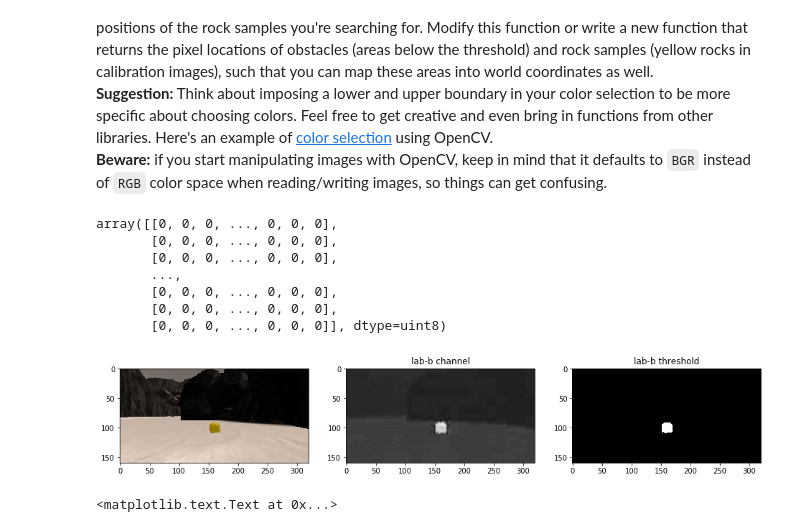
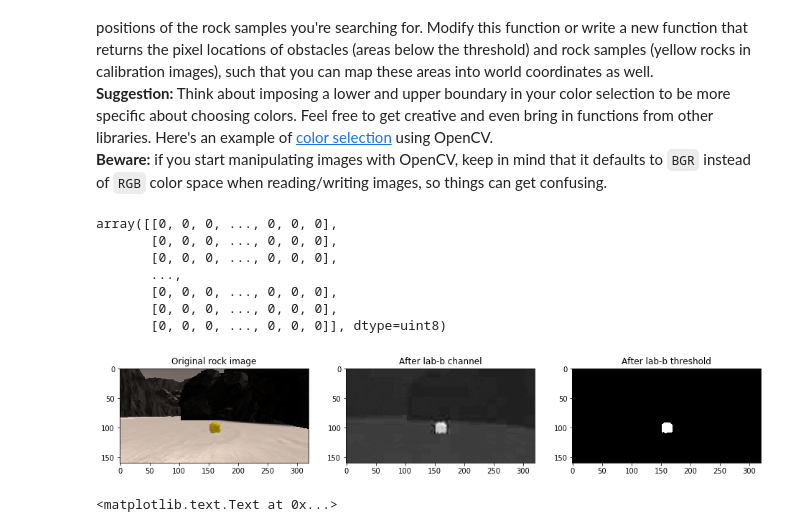
Before and after one commit to Tonks89/RoboND-Rover-Project, a Jupyter notebook: code/Rover_Project_Test_Notebook.ipynb, the cells around one changed output. Cells and saved outputs as stored; diff of their text form; code cells hidden in the pictures.

```diff
--- a/code/Rover_Project_Test_Notebook.ipynb
+++ b/code/Rover_Project_Test_Notebook.ipynb
@@ -113,43 +118,44 @@ Define the color thresholding function from the lesson and apply it to the warpe
 **Suggestion:** Think about imposing a lower and upper boundary in your color selection to be more specific about choosing colors.  Feel free to get creative and even bring in functions from other libraries.  Here's an example of [color selection](http://opencv-python-tutroals.readthedocs.io/en/latest/py_tutorials/py_imgproc/py_colorspaces/py_colorspaces.html) using OpenCV.
 **Beware:** if you start manipulating images with OpenCV, keep in mind that it defaults to `BGR` instead of `RGB` color space when reading/writing images, so things can get confusing.
 # %%
-# Test threshold rock sample detecion
+# Test function for rock sample detection
+
 def color_treshold_lab(image, b_thresh):
 
     # convert from RGB to LAB
     lab = cv2.cvtColor(image, cv2.COLOR_RGB2Lab)
     # take b_channel (yellow)
     b_channel = lab[:,:,2]
-
 
     # create binary image same size as original image
     b_binary = np.zeros_like(b_channel)
     # set pixels containing yellow to 1
     b_binary[(b_channel >= b_thresh[0]) & (b_channel <=  b_thresh[1])] = 1
 
 
     fig = plt.figure(figsize=(16,3))
     plt.subplot(131)
     plt.imshow(rock_img)
+    plt.title('Original rock image')
     plt.subplot(132)
     plt.imshow(b_channel,cmap='gray')
-    plt.title('lab-b channel')
+    plt.title('After lab-b channel')
     plt.subplot(133)
     plt.imshow(b_binary,cmap='gray')
-    plt.title('lab-b threshold')
+    plt.title('After lab-b threshold')
 
 
 
     return b_binary
 
 color_treshold_lab(rock_img, b_thresh=(165,255))
 # %% [output]
 array([[0, 0, 0, ..., 0, 0, 0],
        [0, 0, 0, ..., 0, 0, 0],
        [0, 0, 0, ..., 0, 0, 0],
        ...,
        [0, 0, 0, ..., 0, 0, 0],
        [0, 0, 0, ..., 0, 0, 0],
        [0, 0, 0, ..., 0, 0, 0]], dtype=uint8)
-[figure, old version]
+[figure, new version]
 # %%
```
Also changed, not shown: parts of 11 cells of this notebook, 3 other files.
